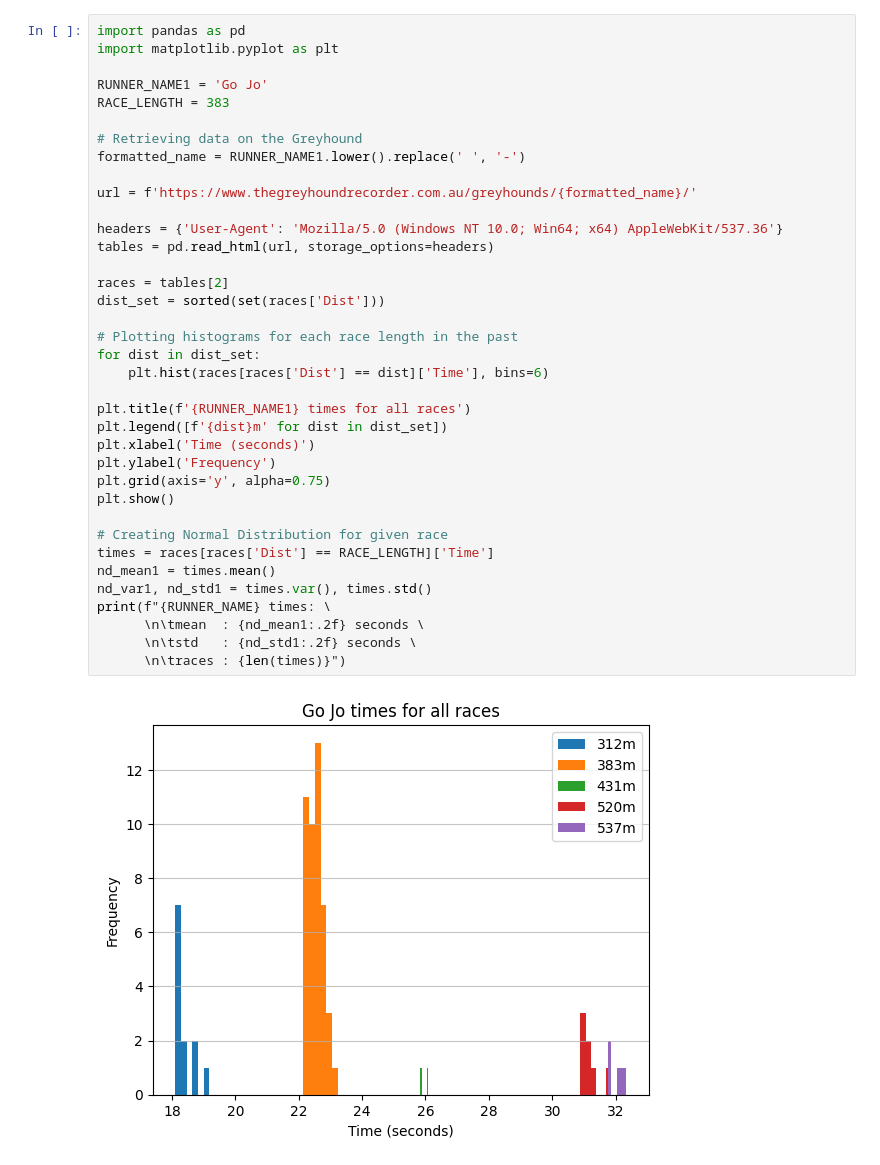
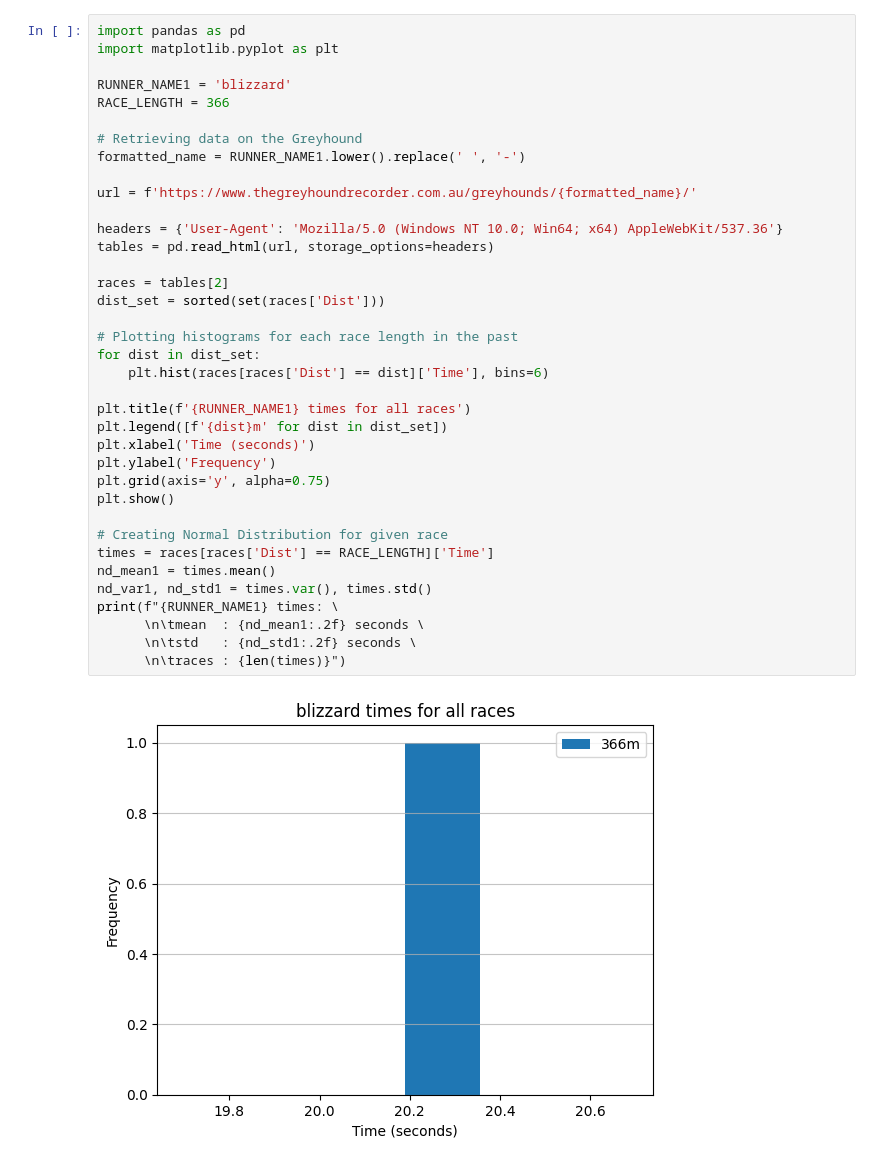
Before and after one commit to AkooshR/Greyhound-Racing-Model, a Jupyter notebook: main.ipynb, the cells around one changed output. Saved outputs shown, nothing was run; the diff lists cells and outputs as text.

```diff
--- a/main.ipynb
+++ b/main.ipynb
@@ -2,38 +2,38 @@
 import pandas as pd
 import matplotlib.pyplot as plt
 
-RUNNER_NAME1 = 'Go Jo'
-RACE_LENGTH = 383
+RUNNER_NAME1 = 'blizzard'
+RACE_LENGTH = 366
 
 # Retrieving data on the Greyhound
 formatted_name = RUNNER_NAME1.lower().replace(' ', '-')
 
 url = f'https://www.thegreyhoundrecorder.com.au/greyhounds/{formatted_name}/'
 
 headers = {'User-Agent': 'Mozilla/5.0 (Windows NT 10.0; Win64; x64) AppleWebKit/537.36'}
 tables = pd.read_html(url, storage_options=headers)
 
 races = tables[2]
 dist_set = sorted(set(races['Dist']))
 
 # Plotting histograms for each race length in the past
 for dist in dist_set:
     plt.hist(races[races['Dist'] == dist]['Time'], bins=6)
 
 plt.title(f'{RUNNER_NAME1} times for all races')
 plt.legend([f'{dist}m' for dist in dist_set])
 plt.xlabel('Time (seconds)')
 plt.ylabel('Frequency')
 plt.grid(axis='y', alpha=0.75)
 plt.show()
 
 # Creating Normal Distribution for given race
 times = races[races['Dist'] == RACE_LENGTH]['Time']
 nd_mean1 = times.mean()
 nd_var1, nd_std1 = times.var(), times.std()
-print(f"{RUNNER_NAME} times: \
+print(f"{RUNNER_NAME1} times: \
       \n\tmean  : {nd_mean1:.2f} seconds \
       \n\tstd   : {nd_std1:.2f} seconds \
       \n\traces : {len(times)}")
 # %% [output]
-[figure, old version]
+[figure, new version]
```
Also changed, not shown: parts of 4 cells of this notebook.
